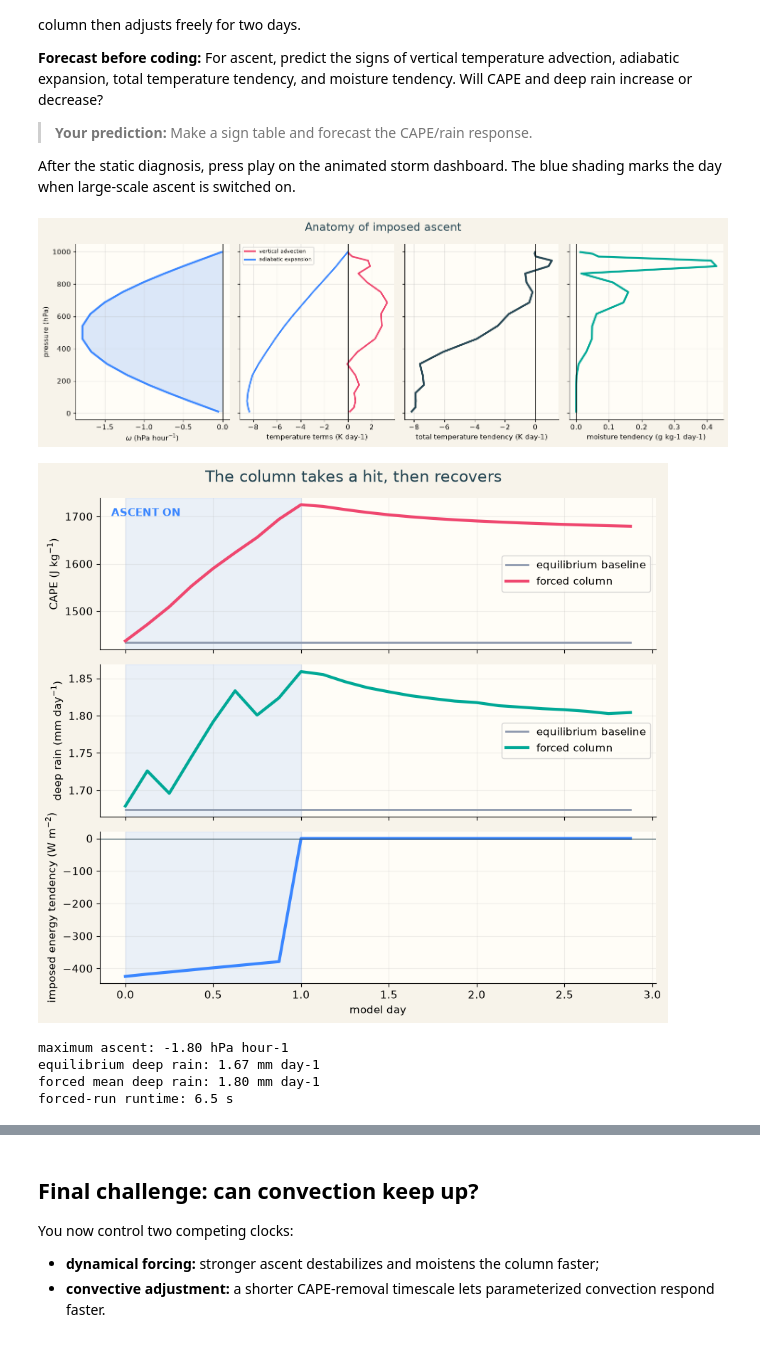
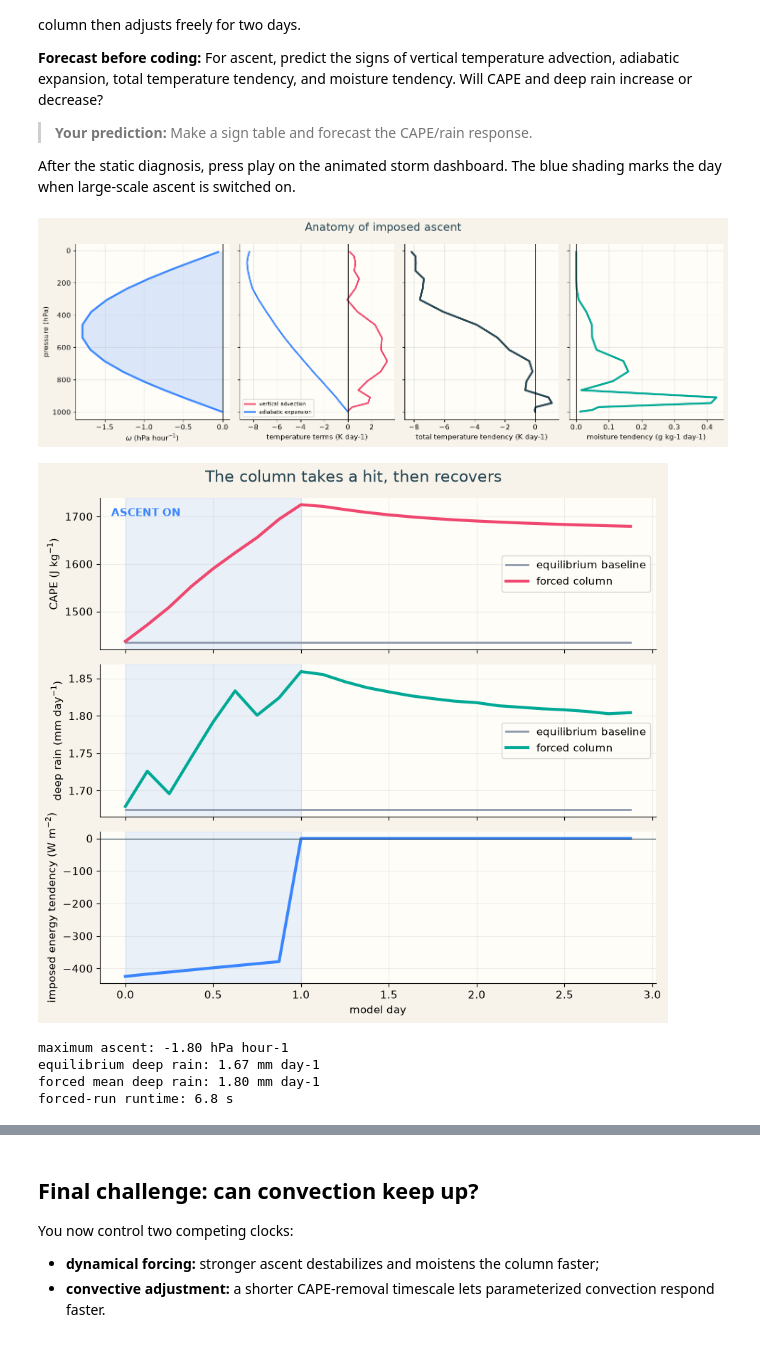
Before and after one commit to evanwellmeyer/GCM, a Jupyter notebook: notebooks/02_experiments_atm407.ipynb, the cells around one changed output, grey strips where cells are left out. Saved outputs shown, nothing was run; the diff lists cells and outputs as text; code cells hidden in the pictures.

```diff
--- a/notebooks/02_experiments_atm407.ipynb
+++ b/notebooks/02_experiments_atm407.ipynb
@@ -452,6 +454,11 @@ forcing = ascentforcing(grid, [peakomega], durationdays=1.0)
 #@title Run and reveal the ascent experiment { display-mode: "form" }
 previewstate = loadreference(experiment['nlevels'])
 preview = forcing(0, previewstate)
+baselinestate, baselinediagnostics, baselinecache = physics_step(
+    deepcopy(previewstate), grid, params
+)
+baselinecape = baselinediagnostics['cape'][0].item()
+baselinerain = baselinediagnostics['precip_conv'][0].item() * 86400
 omega = -peakomega * np.sin(np.pi * grid['sigma_full'].cpu().numpy())
 
 fig, axes = plt.subplots(1, 4, figsize=(15, 5), sharey=True)
@@ -468,8 +475,8 @@ axes[3].plot(preview['dq'][0].cpu() * 86400 * 1000, pressure, color=colors['rain
 axes[3].set_xlabel('moisture tendency (g kg-1 day-1)')
 for ax in axes:
     ax.axvline(0, color='black', linewidth=0.8)
-    ax.invert_yaxis()
     ax.grid(alpha=0.3)
+axes[0].invert_yaxis()
 fig.suptitle('Anatomy of imposed ascent', fontsize=17, color=colors['storm'])
 fig.tight_layout()
 plt.show()
@@ -481,40 +488,40 @@ grid, params, forcedstate, forcedhistory, forcedelapsed = integrate(
 timeaxis = days(forcedhistory, experiment['dt'])
 forcedcape = series(forcedhistory, 'cape')
 forcedrain = series(forcedhistory, 'precip_conv', scale=86400)
-controlcape = np.full_like(forcedcape, referencemetadata['cape_jkg'])
-controlrain = np.full_like(forcedrain, referencemetadata['deep_precipitation_mmday'])
+controlcape = np.full_like(forcedcape, baselinecape)
+controlrain = np.full_like(forcedrain, baselinerain)
 
 fig, axes = plt.subplots(3, 1, figsize=(9, 8), sharex=True)
 axes[0].plot(timeaxis, controlcape, color=colors['cloud'], linewidth=2, label='equilibrium baseline')
 axes[0].plot(timeaxis, forcedcape, color=colors['heat'], linewidth=3, label='forced column')
 axes[0].set_ylabel('CAPE (J kg$^{-1}$)')
 axes[0].legend()
 axes[1].plot(timeaxis, controlrain, color=colors['cloud'], linewidth=2, label='equilibrium baseline')
 axes[1].plot(timeaxis, forcedrain, color=colors['rain'], linewidth=3, label='forced column')
 axes[1].set_ylabel('deep rain (mm day$^{-1}$)')
 axes[1].legend()
 axes[2].plot(timeaxis, series(forcedhistory, 'forcing_energy_tendency'),
              color=colors['sky'], linewidth=3)
 axes[2].axhline(0, color=colors['storm'], linewidth=0.8)
 axes[2].set(xlabel='model day', ylabel='imposed energy tendency (W m$^{-2}$)')
 for ax in axes:
     ax.axvspan(0, 1, color=colors['sky'], alpha=0.10)
     ax.grid(alpha=0.2)
 axes[0].text(0.02, 0.88, 'ASCENT ON', transform=axes[0].transAxes,
              color=colors['sky'], fontweight='bold')
 fig.suptitle('The column takes a hit, then recovers', fontsize=16, color=colors['storm'])
 fig.tight_layout()
 plt.show()
 print(f'maximum ascent: {-peakomega * 36:.2f} hPa hour-1')
 print(f"equilibrium deep rain: {controlrain[0]:.2f} mm day-1")
 print(f"forced mean deep rain: {forcedrain.mean():.2f} mm day-1")
 print(f'forced-run runtime: {forcedelapsed:.1f} s')
 # %% [output]
-[figure, old version]
+[figure, new version]
 [figure]
 maximum ascent: -1.80 hPa hour-1
 equilibrium deep rain: 1.67 mm day-1
 forced mean deep rain: 1.80 mm day-1
-forced-run runtime: 6.5 s
+forced-run runtime: 6.8 s
 # %%
 #@title Play the column response { display-mode: "form" }
```
Also changed, not shown: parts of 4 cells of this notebook.
